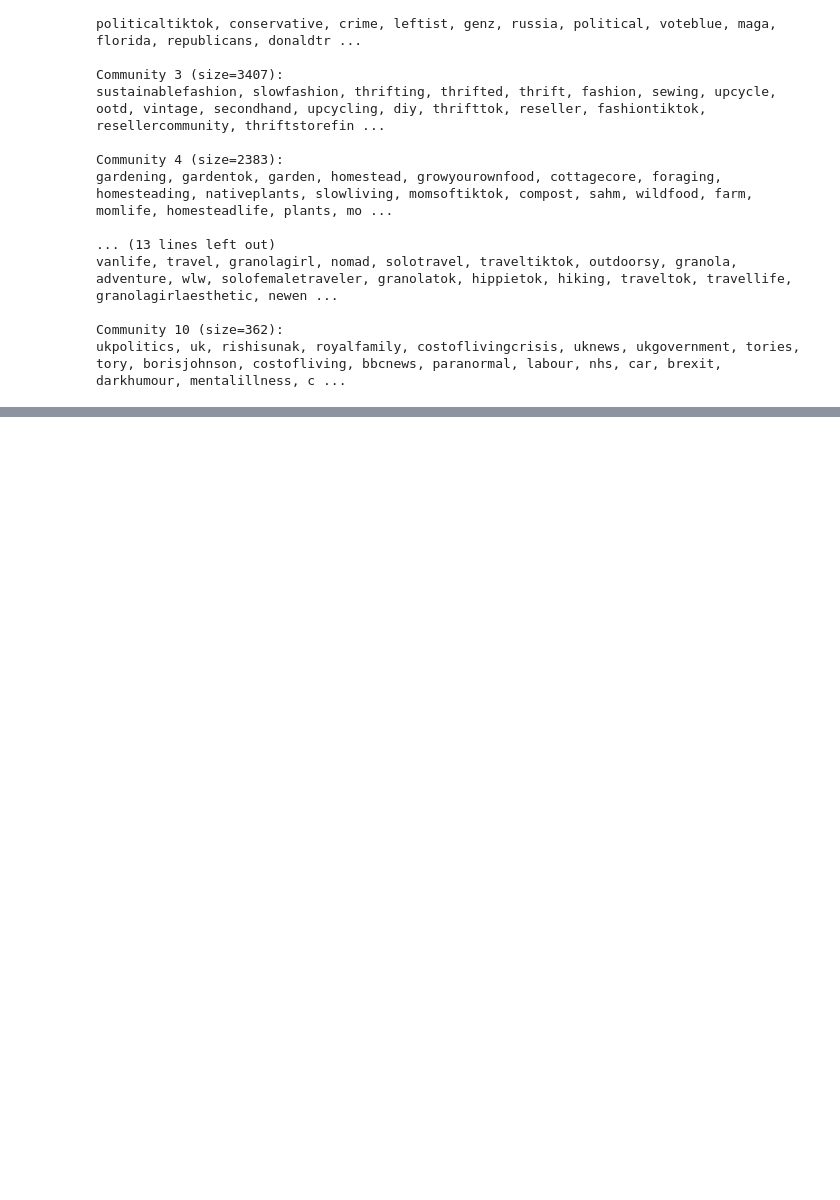
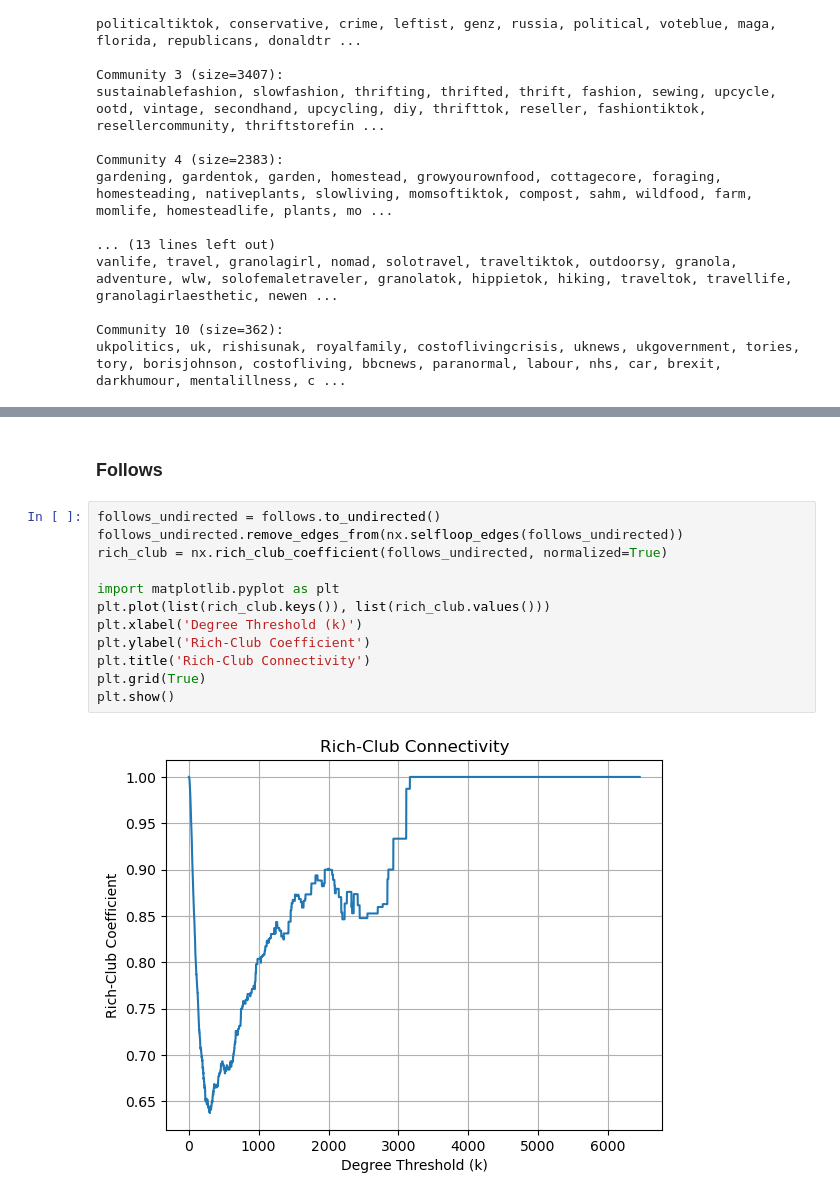
Before and after one commit to jbij/Bachelor, a Jupyter notebook: stats.ipynb, the cells around one changed output, grey strips where cells are left out. Saved outputs shown, nothing was run; the diff lists cells and outputs as text; blank space fills up the shorter version.

```diff
--- a/stats.ipynb
+++ b/stats.ipynb
@@ -796,0 +881,16 @@ ukpolitics, uk, rishisunak, royalfamily, costoflivingcrisis, uknews, ukgovernmen
+# %% [markdown]
+### Follows
+# %%
+follows_undirected = follows.to_undirected()
+follows_undirected.remove_edges_from(nx.selfloop_edges(follows_undirected))
+rich_club = nx.rich_club_coefficient(follows_undirected, normalized=True)
+
+import matplotlib.pyplot as plt
+plt.plot(list(rich_club.keys()), list(rich_club.values()))
+plt.xlabel('Degree Threshold (k)')
+plt.ylabel('Rich-Club Coefficient')
+plt.title('Rich-Club Connectivity')
+plt.grid(True)
+plt.show()
+# %% [output]
+[figure, added]
```
Also changed, not shown: parts of 37 cells of this notebook, 2 other files.
